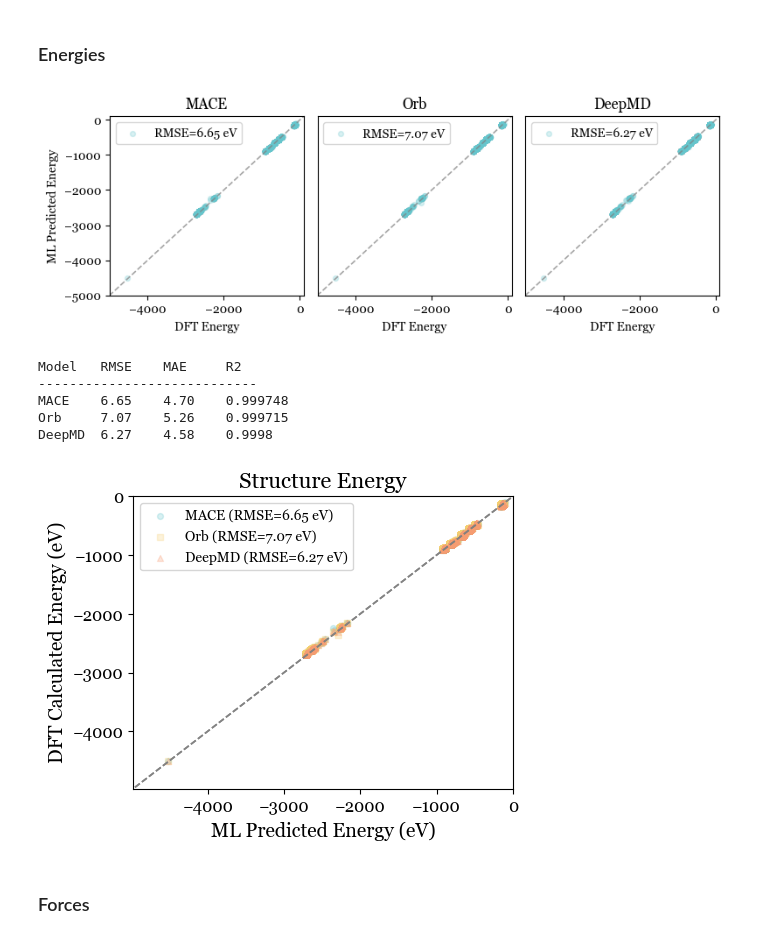
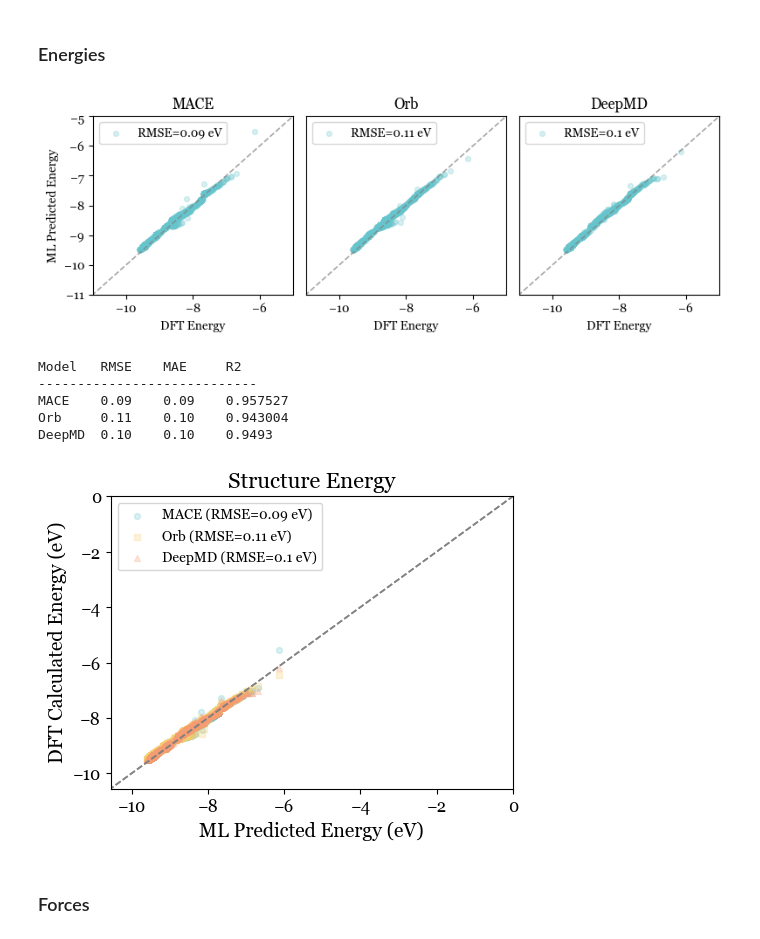
Before and after one commit to pedrozanineli/inference, a Jupyter notebook: 4_mlips_comparative.ipynb, the cells around one changed output. Saved outputs shown, nothing was run; the diff lists cells and outputs as text; code cells hidden in the pictures.

```diff
--- a/4_mlips_comparative.ipynb
+++ b/4_mlips_comparative.ipynb
@@ -3,19 +3,20 @@ import itertools
 import pandas as pd
 from modules.eval import *
 # %%
-dft_forces = load('results/dft_forces.pkl')
-dft_energies = load('results/dft_energies.pkl')
+dft_forces_mace = load('results/mace/dft_forces.pkl')
+dft_energies_mace = load('results/mace/dft_energies.pkl')
+predicted_forces_mace = load('results/mace/predicted_forces.pkl')
+predicted_energies_mace = load('results/mace/predicted_energies.pkl')
 
-predicted_forces_mace = load('results/predicted_forces_mace.pkl')
-predicted_energies_mace = load('results/predicted_energies_mace.pkl')
+dft_forces_orb = load('results/orb/dft_forces.pkl')
+dft_energies_orb = load('results/orb/dft_energies.pkl')
+predicted_forces_orb = load('results/orb/predicted_forces.pkl')
+predicted_energies_orb = load('results/orb/predicted_energies.pkl')
 
-predicted_forces_orb = load('results/predicted_forces_orb.pkl')
-predicted_energies_orb = load('results/predicted_energies_orb.pkl')
-
-dft_forces_deep = load('results/dft_forces_deepmd.pkl')
-dft_energies_deep = load('results/dft_energies_deepmd.pkl')
-predicted_forces_deep = load('results/predicted_forces_deepmd.pkl')
-predicted_energies_deep = load('results/predicted_energies_deepmd.pkl')
+dft_forces_deep = load('results/deepmd/dft_forces.pkl')
+dft_energies_deep = load('results/deepmd/dft_energies.pkl')
+predicted_forces_deep = load('results/deepmd/predicted_forces.pkl')
+predicted_energies_deep = load('results/deepmd/predicted_energies.pkl')
 # %%
 plt.rcParams["font.family"] = "Georgia"
 # %% [markdown]
@@ -23,28 +24,28 @@ plt.rcParams["font.family"] = "Georgia"
 # %%
 plt.figure(figsize=(8,3))
 
 plt.subplot(131)
 plt.title('MACE')
-parity_plot(np.array(dft_energies),np.array(predicted_energies_mace),'Energy','eV')
-plt.xlim(-5000,100),plt.ylim(-5000,100)
+parity_plot(np.array(dft_energies_mace),np.array(predicted_energies_mace),'Energy','eV')
+plt.xlim(-11,-5),plt.ylim(-11,-5)
 
 plt.subplot(132)
 plt.title('Orb')
-parity_plot(np.array(dft_energies),np.array(predicted_energies_orb),'Energy','eV')
-plt.ylabel(''),plt.yticks([]),plt.xlim(-5000,100),plt.ylim(-5000,100)
+parity_plot(np.array(dft_energies_orb),np.array(predicted_energies_orb),'Energy','eV')
+plt.ylabel(''),plt.yticks([]),plt.xlim(-11,-5),plt.ylim(-11,-5)
 
 plt.subplot(133)
 plt.title('DeepMD')
 parity_plot(np.array(dft_energies_deep),np.array(predicted_energies_deep),'Energy','eV')
-plt.ylabel(''),plt.yticks([]),plt.xlim(-5000,100),plt.ylim(-5000,100)
+plt.ylabel(''),plt.yticks([]),plt.xlim(-11,-5),plt.ylim(-11,-5)
 
 plt.tight_layout()
 plt.show()
 # %% [output]
-[figure, old version]
+[figure, new version]
 # %%
-r2_mace,mae_mace,rmse_mace = eval_report(np.array(dft_energies),np.array(predicted_energies_mace))
-r2_orb,mae_orb,rmse_orb = eval_report(np.array(dft_energies),np.array(predicted_energies_orb))
+r2_mace,mae_mace,rmse_mace = eval_report(np.array(dft_energies_mace),np.array(predicted_energies_mace))
+r2_orb,mae_orb,rmse_orb = eval_report(np.array(dft_energies_orb),np.array(predicted_energies_orb))
 r2_deep,mae_deep,rmse_deep = eval_report(np.array(dft_energies_deep),np.array(predicted_energies_deep))
 
 print('Model\tRMSE\tMAE\tR2')
@@ -55,15 +56,15 @@ print('DeepMD\t%.2f\t%.2f\t%.4f'%(rmse_deep,mae_deep,r2_deep))
 # %% [output]
 Model   RMSE    MAE     R2
 ----------------------------
-MACE    6.65    4.70    0.999748
-Orb     7.07    5.26    0.999715
-DeepMD  6.27    4.58    0.9998
+MACE    0.09    0.09    0.957527
+Orb     0.11    0.10    0.943004
+DeepMD  0.10    0.10    0.9493
 # %%
 plt.figure(figsize=(5,4))
-parity_plot(np.array(dft_energies),np.array(predicted_energies_mace),'Energy','eV',model='MACE')
-parity_plot(np.array(dft_energies),np.array(predicted_energies_orb),'Energy','eV',style=1,model='Orb')
+parity_plot(np.array(dft_energies_mace),np.array(predicted_energies_mace),'Energy','eV',model='MACE')
+parity_plot(np.array(dft_energies_orb),np.array(predicted_energies_orb),'Energy','eV',style=1,model='Orb')
 parity_plot(np.array(dft_energies_deep),np.array(predicted_energies_deep),'Energy','eV',style=2,model='DeepMD')
-plt.xlim(1.1*min(dft_energies),0),plt.ylim(1.1*min(dft_energies),0)
+plt.xlim(1.1*min(dft_energies_mace),0),plt.ylim(1.1*min(dft_energies_mace),0)
 plt.title('Structure Energy',fontsize=16)
 plt.xlabel('ML Predicted Energy (eV)',fontsize=14),plt.ylabel('DFT Calculated Energy (eV)',fontsize=14)
 plt.xticks(fontsize=12),plt.yticks(fontsize=12)
@@ -78,7 +79,7 @@ plt.show()
 # plt.xlim(-3000,0),plt.ylim(-3000,0)
 # plt.show()
 # %% [output]
-[figure, old version]
+[figure, new version]
 # %% [markdown]
 ### Forces
 # %%
```
Also changed, not shown: parts of 9 cells of this notebook, 6 other files.
